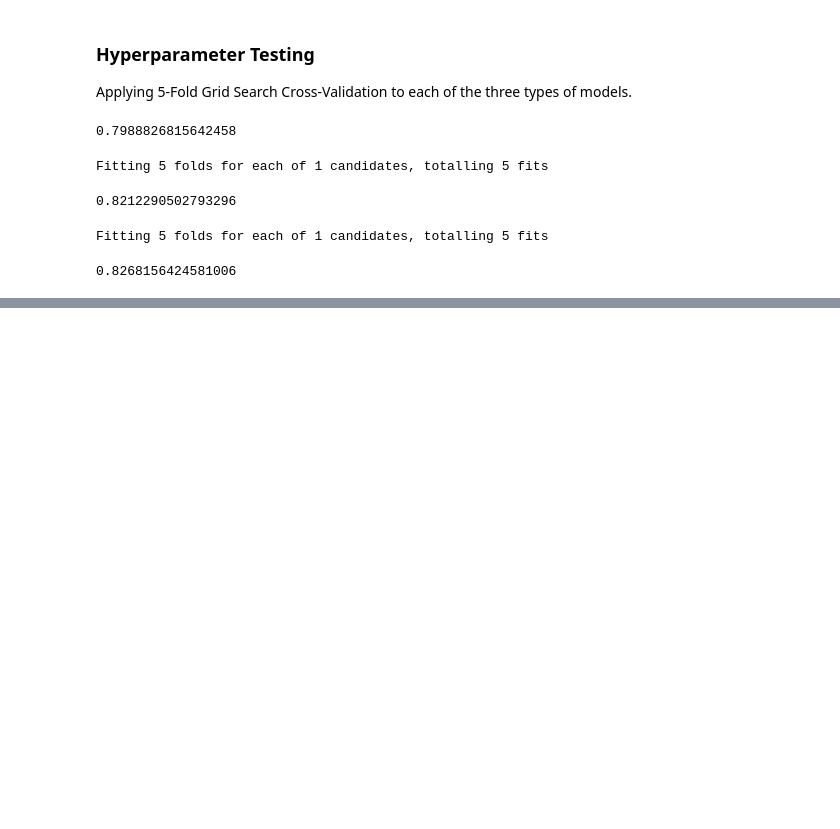
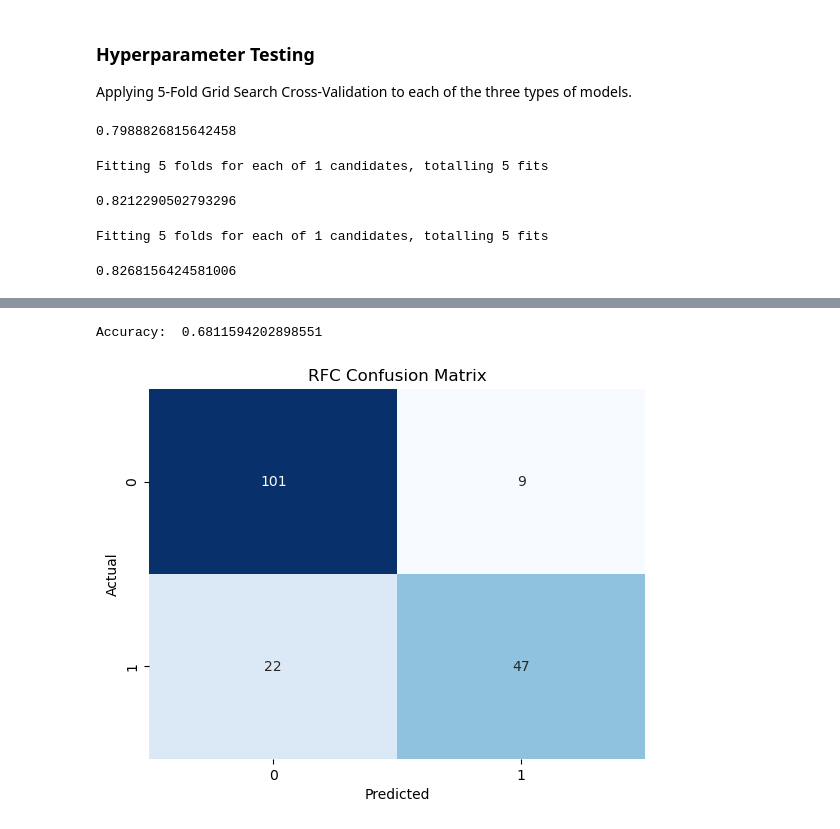
Before and after one commit to eyalJackman/titanic_predictions, a Jupyter notebook: predictions.ipynb, the cells around one changed output, grey strips where cells are left out. Cells and saved outputs as stored; diff of their text form; code cells hidden in the pictures; blank space fills up the shorter version.

```diff
--- a/predictions.ipynb
+++ b/predictions.ipynb
@@ -126,0 +162,15 @@ Fitting 5 folds for each of 1 candidates, totalling 5 fits
+# %%
+acc = gscv_rfc.score(X_test, Y_test)
+print("Accuracy: ", acc)
+cm = confusion_matrix(Y_test, gscv_rfc.predict(X_test))
+
+sns.heatmap(cm, annot=True, fmt="d", cmap="Blues", cbar=False)
+plt.xlabel("Predicted")
+plt.ylabel("Actual")
+plt.title("RFC Confusion Matrix")
+plt.savefig("metrics/rfc_confusion_matrix.png")
+plt.show()
+# Pulled from https://medium.com/@dtuk81/confusion-matrix-visualization-fc31e3f30fea
+# %% [output]
+Accuracy:  0.6811594202898551
+[figure, added]
```
Also changed, not shown: parts of 4 cells of this notebook.
